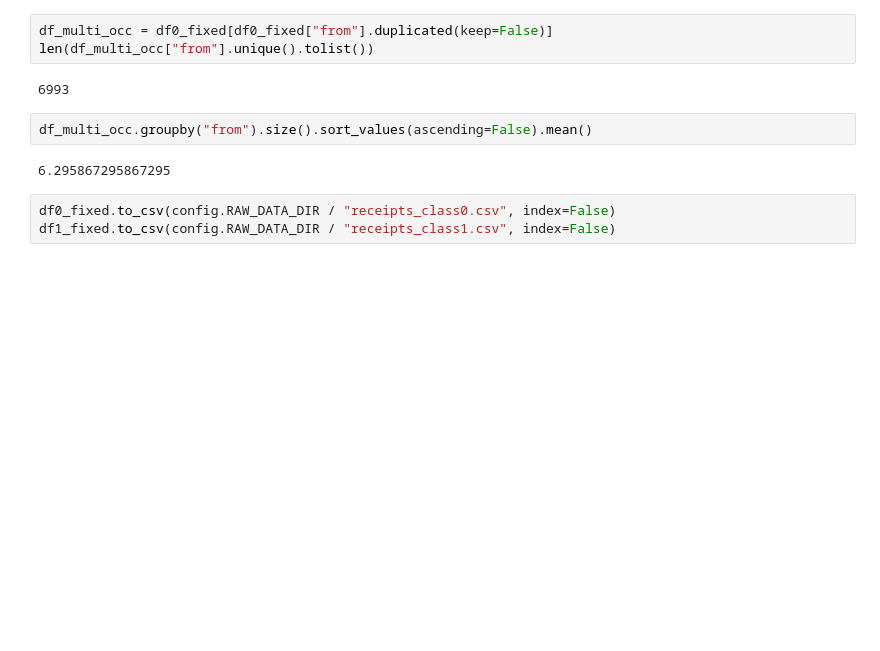
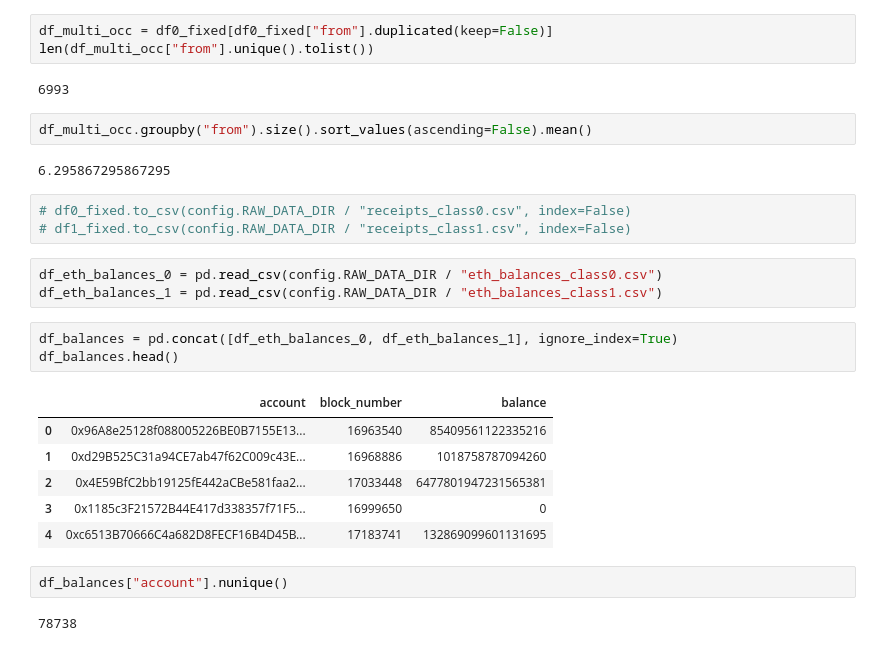
Before and after one commit to liamti5/Graph-Inverse-Reinforcement-Learning-for-MEV-Detection-on-Ethereum, a Jupyter notebook: notebooks/1.00-fix.ipynb, the cells around one changed output. Saved outputs shown, nothing was run; the diff lists cells and outputs as text; blank space fills up the shorter version.

```diff
--- a/notebooks/1.00-fix.ipynb
+++ b/notebooks/1.00-fix.ipynb
@@ -204,5 +227,22 @@ df_multi_occ.groupby("from").size().sort_values(ascending=False).mean()
 # %% [output]
 6.295867295867295
 # %%
-df0_fixed.to_csv(config.RAW_DATA_DIR / "receipts_class0.csv", index=False)
-df1_fixed.to_csv(config.RAW_DATA_DIR / "receipts_class1.csv", index=False)
+# df0_fixed.to_csv(config.RAW_DATA_DIR / "receipts_class0.csv", index=False)
+# df1_fixed.to_csv(config.RAW_DATA_DIR / "receipts_class1.csv", index=False)
+# %%
+df_eth_balances_0 = pd.read_csv(config.RAW_DATA_DIR / "eth_balances_class0.csv")
+df_eth_balances_1 = pd.read_csv(config.RAW_DATA_DIR / "eth_balances_class1.csv")
+# %%
+df_balances = pd.concat([df_eth_balances_0, df_eth_balances_1], ignore_index=True)
+df_balances.head()
+# %% [output]
+|  | account | block_number | balance |
+| 0 | 0x96A8e25128f088005226BE0B7155E13... | 16963540 | 85409561122335216 |
+| 1 | 0xd29B525C31a94CE7ab47f62C009c43E... | 16968886 | 1018758787094260 |
+| 2 | 0x4E59BfC2bb19125fE442aCBe581faa2... | 17033448 | 6477801947231565381 |
+| 3 | 0x1185c3F21572B44E417d338357f71F5... | 16999650 | 0 |
+| 4 | 0xc6513B70666C4a682D8FECF16B4D45B... | 17183741 | 132869099601131695 |
+# %%
+df_balances["account"].nunique()
+# %% [output]
+78738
```
Also changed, not shown: parts of 4 cells of this notebook.
